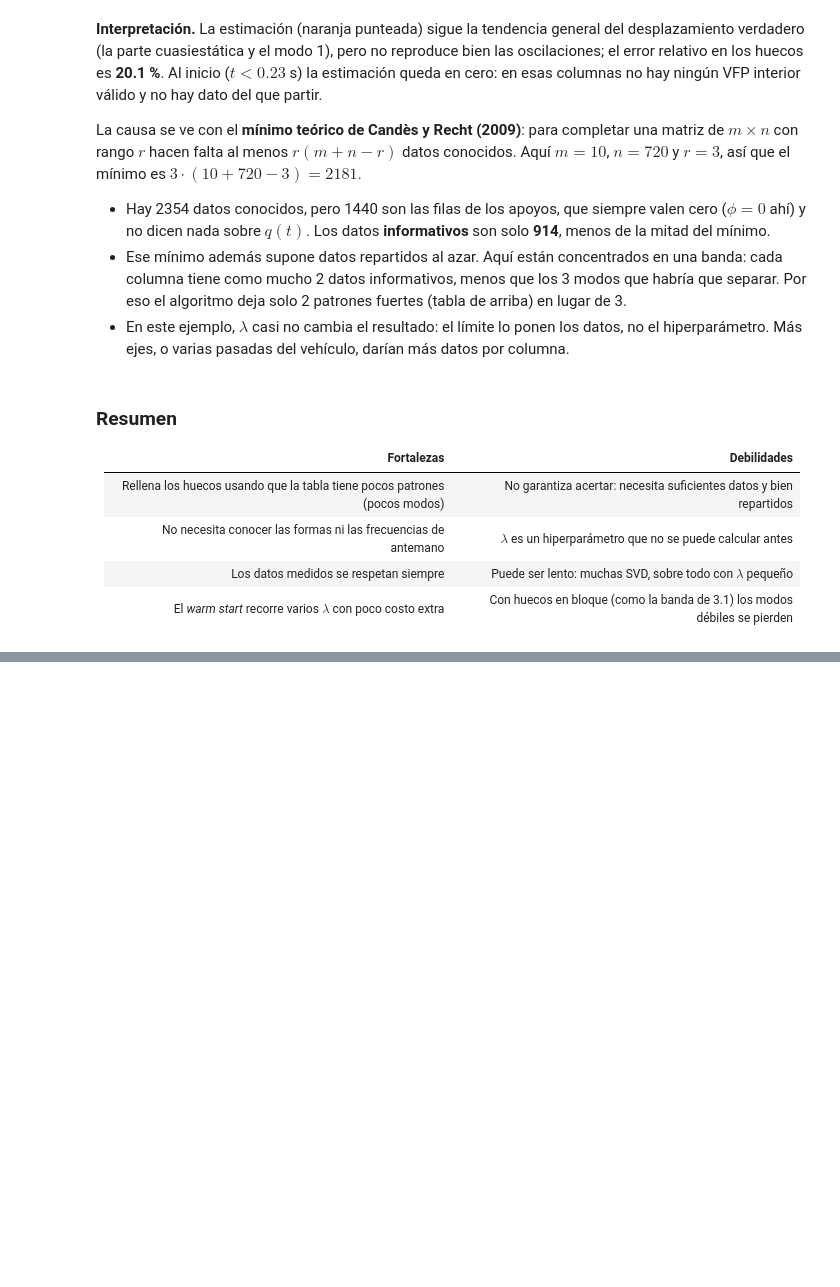
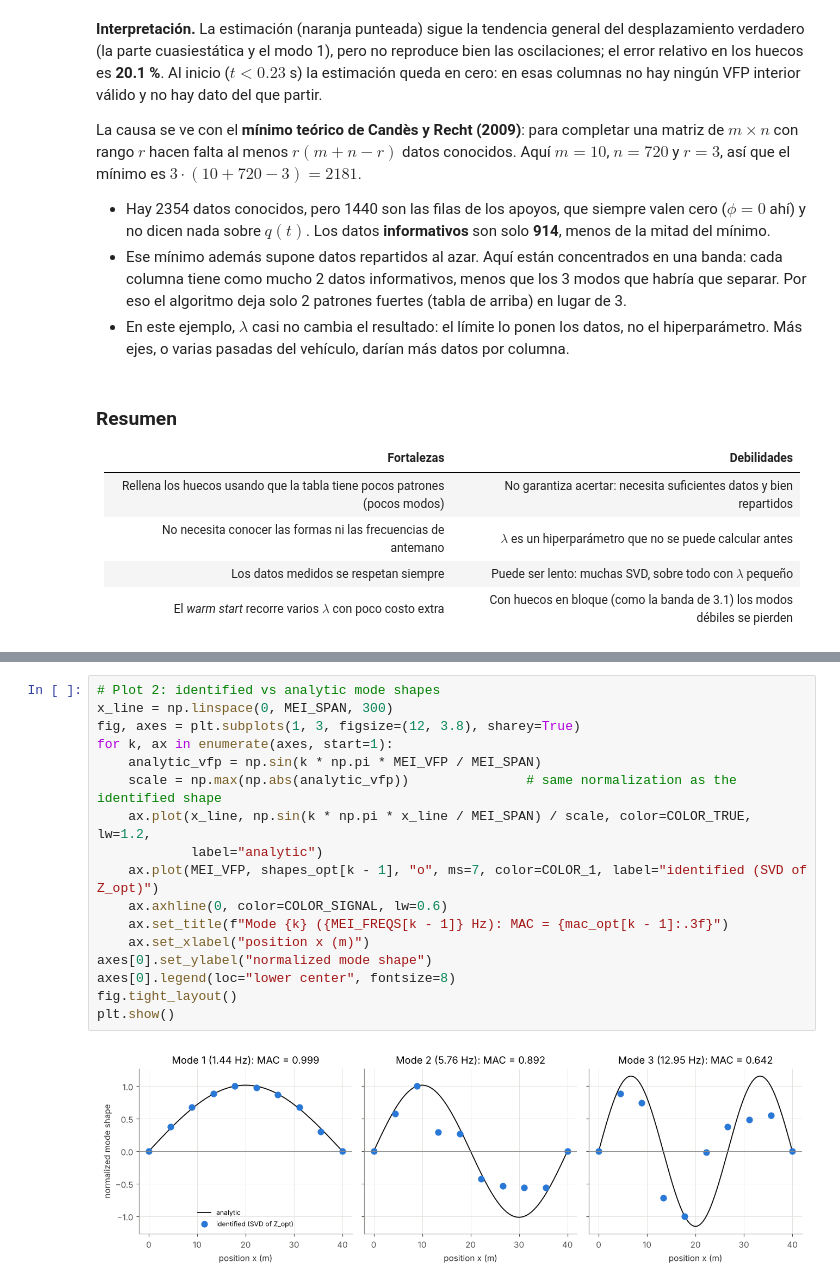
Before and after one commit to 25adiaz-apps/assignment-3-machine-learning, a Jupyter notebook: literature-review/metodos/metodos.ipynb, the cells around one changed output, grey strips where cells are left out. Saved outputs shown, nothing was run; the diff lists cells and outputs as text; blank space fills up the shorter version.

```diff
--- a/literature-review/metodos/metodos.ipynb
+++ b/literature-review/metodos/metodos.ipynb
@@ -1017,0 +1129,19 @@ La causa se ve con el **mínimo teórico de Candès y Recht (2009)**: para compl
+# %%
+# Plot 2: identified vs analytic mode shapes
+x_line = np.linspace(0, MEI_SPAN, 300)
+fig, axes = plt.subplots(1, 3, figsize=(12, 3.8), sharey=True)
+for k, ax in enumerate(axes, start=1):
+    analytic_vfp = np.sin(k * np.pi * MEI_VFP / MEI_SPAN)
+    scale = np.max(np.abs(analytic_vfp))               # same normalization as the identified shape
+    ax.plot(x_line, np.sin(k * np.pi * x_line / MEI_SPAN) / scale, color=COLOR_TRUE, lw=1.2,
+            label="analytic")
+    ax.plot(MEI_VFP, shapes_opt[k - 1], "o", ms=7, color=COLOR_1, label="identified (SVD of Z_opt)")
+    ax.axhline(0, color=COLOR_SIGNAL, lw=0.6)
+    ax.set_title(f"Mode {k} ({MEI_FREQS[k - 1]} Hz): MAC = {mac_opt[k - 1]:.3f}")
+    ax.set_xlabel("position x (m)")
+axes[0].set_ylabel("normalized mode shape")
+axes[0].legend(loc="lower center", fontsize=8)
+fig.tight_layout()
+plt.show()
+# %% [output]
+[figure, added]
```
Also changed, not shown: parts of 9 cells of this notebook, 1 other file.
